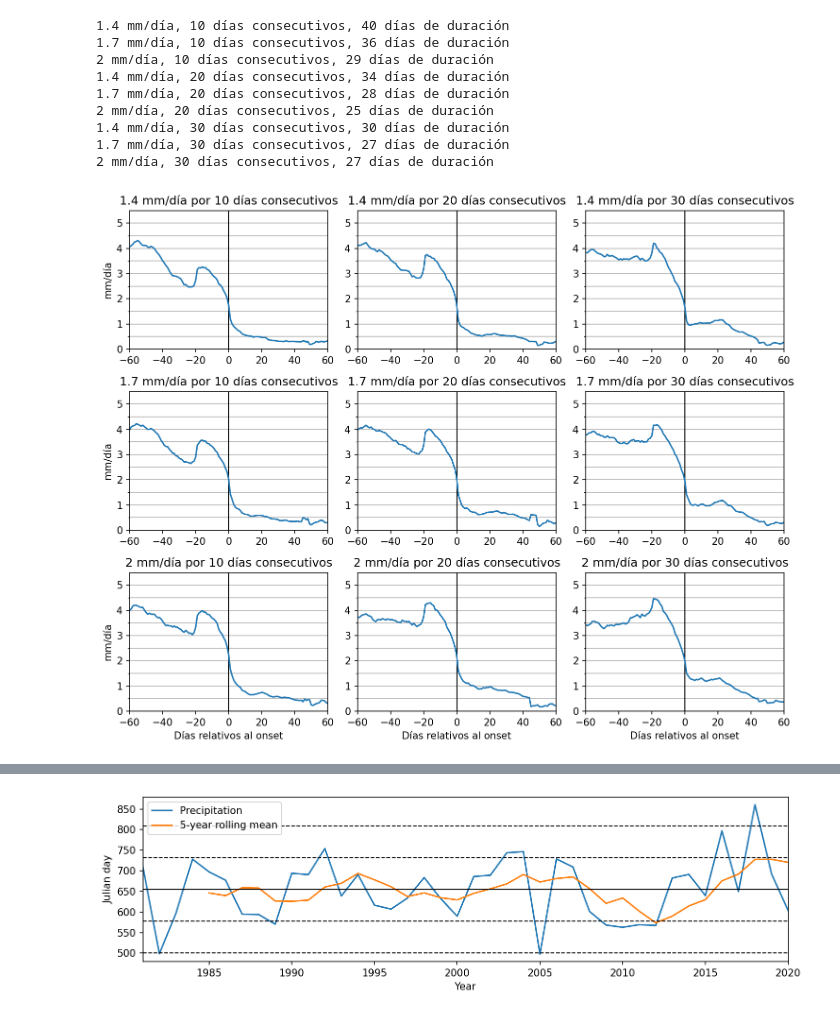
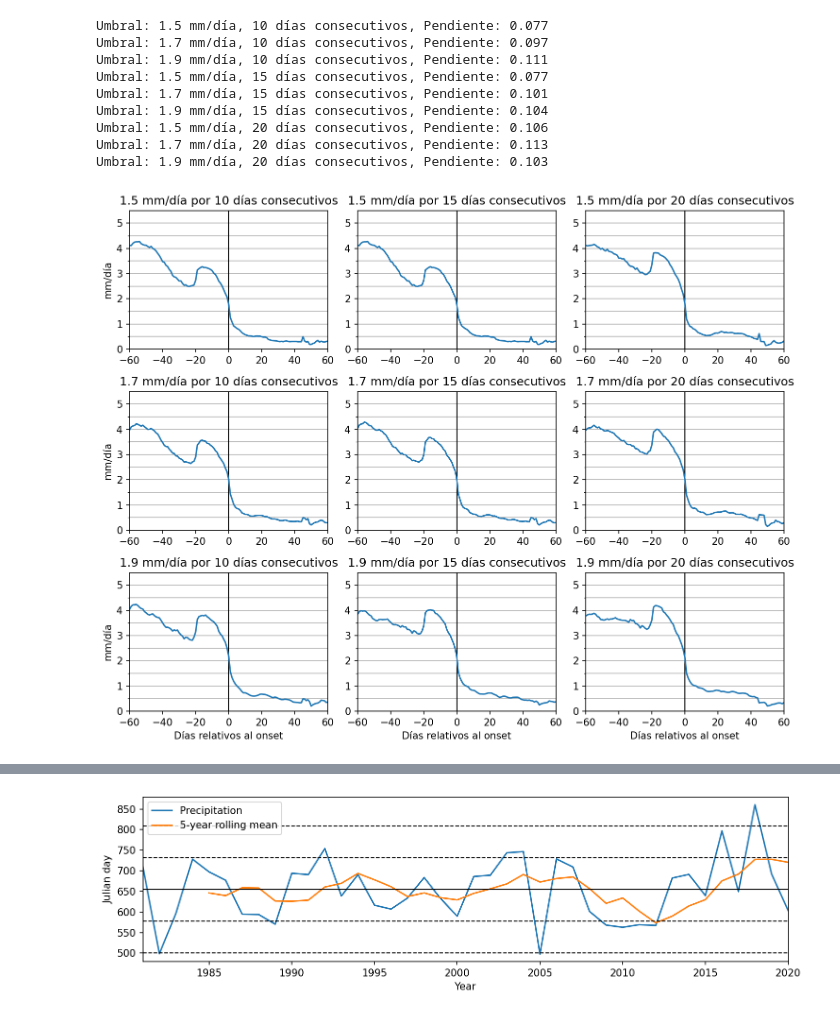
Before and after one commit to rodrigoms95/sequia, a Jupyter notebook: code/indice_pre.ipynb, the cells around one changed output, grey strips where cells are left out. Saved outputs shown, nothing was run; the diff lists cells and outputs as text; code cells hidden in the pictures.

Commit message:
Pendiente onset y withdrawal

```diff
--- a/code/indice_pre.ipynb
+++ b/code/indice_pre.ipynb
@@ -81,8 +81,8 @@ df_mean = df.copy()
 # Crea un índice de onset de acuerdo con
 # el umbral para n días seguidos de
 # cumplimiento con el criterio.
-umbral = [2, 2.3, 2.6]
-dias = [10, 20, 30]
+umbral = [2.1, 2.3, 2.5]
+dias = [10, 15, 20]
 
 lim = 5.5
 step = [0.5, 0.05]
@@ -171,10 +171,6 @@ for i_n, n in enumerate(dias):
         # Longitud de la temporada.
         date[name + " - Length"] = date.iloc[:, 1] - date.iloc[:, 0]
 
-        # Longitud de la temporada de lluvias.
-        print(f"{u} mm/día, {n} días consecutivos, " +
-            f"{date.iloc[:, 2].mean().days} días de duración")
-
         # Calculamos el shift necesario para alinear las fechas.
         shift = date.iloc[:, 0].apply(lambda x: x.dayofyear)
         delta = shift.max()
@@ -200,6 +196,11 @@ for i_n, n in enumerate(dias):
         pre_df = pre_df.loc[delta - 60: delta + 60]
         pre_df.index = range(-60, 61)
 
+        # Longitud de la temporada de lluvias.
+        m = ( ( pre_df.max() - pre_df.loc[-20:0].min() )
+            / (pre_df.idxmax() - pre_df.loc[-20:0].idxmin() ) )
+        print(f"Umbral: {u} mm/día, {n} días consecutivos, Pendiente: {m:.3f}")
+
         # Graficamos.
         axes[i_u, i_n].plot( (0, 0), (0, 7), color = "k",
             linewidth = 1 )
@@ -241,8 +242,8 @@ df_mean = df.copy()
 # Crea un índice de onset de acuerdo con
 # el umbral para n días seguidos de
 # cumplimiento con el criterio.
-umbral = [1.4, 1.7, 2]
-dias = [10, 20, 30]
+umbral = [1.5, 1.7, 1.9]
+dias = [10, 15, 20]
 
 step = [0.5, 0.05]
 title = "withdrawal_criteria_CHIRPS.png"
@@ -327,10 +328,6 @@ for i_n, n in enumerate(dias):
         # Longitud de la temporada.
         date[name + " - Length"] = date.iloc[:, 1] - date.iloc[:, 0]
 
-        # Longitud de la temporada de lluvias.
-        print(f"{u} mm/día, {n} días consecutivos, " +
-            f"{date.iloc[:, 2].mean().days} días de duración")
-
         # Calculamos el shift necesario para alinear las fechas.
         shift = date.iloc[:, 1].apply(lambda x: x.dayofyear)
         delta = shift.max()
@@ -357,43 +354,48 @@ for i_n, n in enumerate(dias):
         a.index = np.arange(367, 367 + 60)
         pre_df = pre_df.append(a)
         pre_df = pre_df.loc[delta - 60: delta + 60]
         pre_df.index = range(-60, 61)
 
+        # Longitud de la temporada de lluvias.
+        m = ( ( pre_df.loc[-30:0].max() - pre_df.loc[0:20].min() )
+            / - (pre_df.loc[-30:0].idxmax() - pre_df.loc[0:20].idxmin() ) )
+        print(f"Umbral: {u} mm/día, {n} días consecutivos, Pendiente: {m:.3f}")
+
         # Graficamos.
         axes[i_u, i_n].plot( (0, 0), (0, 7), color = "k",
             linewidth = 1 )
         pre_df.plot(ax = axes[i_u, i_n])
 
         axes[i_u, i_n].set_title(
             f"{u} mm/día por {n} días consecutivos")
         axes[i_u, i_n].set_xlim(-60, 60)
         axes[i_u, i_n].set_ylim(0, lim)
 
         if i_n == 0:
             axes[i_u, i_n].set_ylabel("mm/día")
         if i_u == 2:
             axes[i_u, i_n].set_xlabel("Días relativos al onset")
 
         for ax in axes.flatten():
             ax.set_yticks( np.arange(0, lim, step[0]), minor = True )
             ax.grid( visible = True, which = "both", axis ="y" )
 
         # Separación adecuada entre gráficas.
         fig.tight_layout()
 
         # Guardamos el archivo.
         fig.savefig( path_r + title )
 # %% [output]
-1.4 mm/día, 10 días consecutivos, 40 días de duración
-1.7 mm/día, 10 días consecutivos, 36 días de duración
-2 mm/día, 10 días consecutivos, 29 días de duración
-1.4 mm/día, 20 días consecutivos, 34 días de duración
-1.7 mm/día, 20 días consecutivos, 28 días de duración
-2 mm/día, 20 días consecutivos, 25 días de duración
-1.4 mm/día, 30 días consecutivos, 30 días de duración
-1.7 mm/día, 30 días consecutivos, 27 días de duración
-2 mm/día, 30 días consecutivos, 27 días de duración
+Umbral: 1.5 mm/día, 10 días consecutivos, Pendiente: 0.077
+Umbral: 1.7 mm/día, 10 días consecutivos, Pendiente: 0.097
+Umbral: 1.9 mm/día, 10 días consecutivos, Pendiente: 0.111
+Umbral: 1.5 mm/día, 15 días consecutivos, Pendiente: 0.077
+Umbral: 1.7 mm/día, 15 días consecutivos, Pendiente: 0.101
+Umbral: 1.9 mm/día, 15 días consecutivos, Pendiente: 0.104
+Umbral: 1.5 mm/día, 20 días consecutivos, Pendiente: 0.106
+Umbral: 1.7 mm/día, 20 días consecutivos, Pendiente: 0.113
+Umbral: 1.9 mm/día, 20 días consecutivos, Pendiente: 0.103
-[figure, old version]
+[figure, new version]
 # %%
 # Crea un índice de onset de acuerdo con
 # el umbral para n días seguidos de
```
Also changed, not shown: parts of 5 cells of this notebook, 2 other files.
